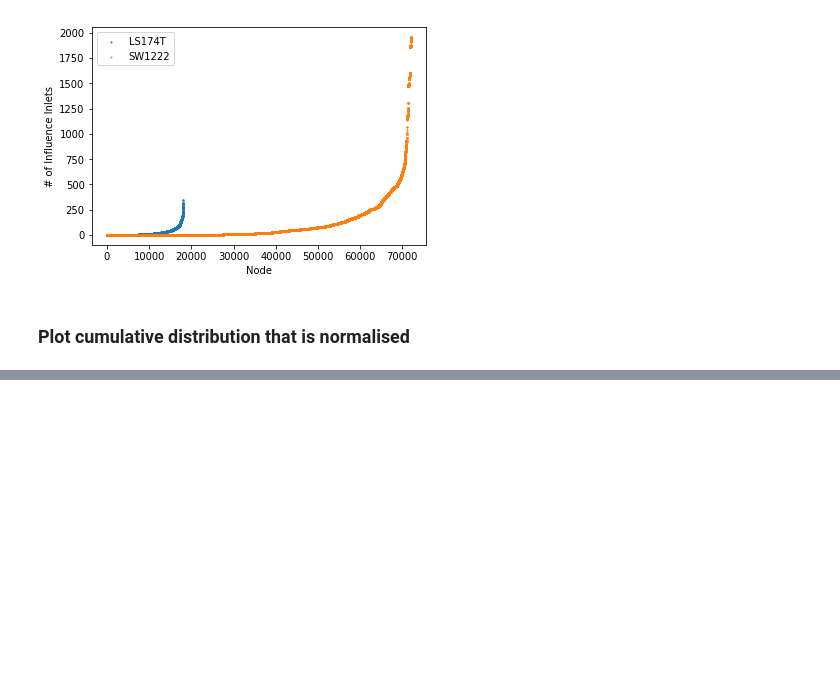
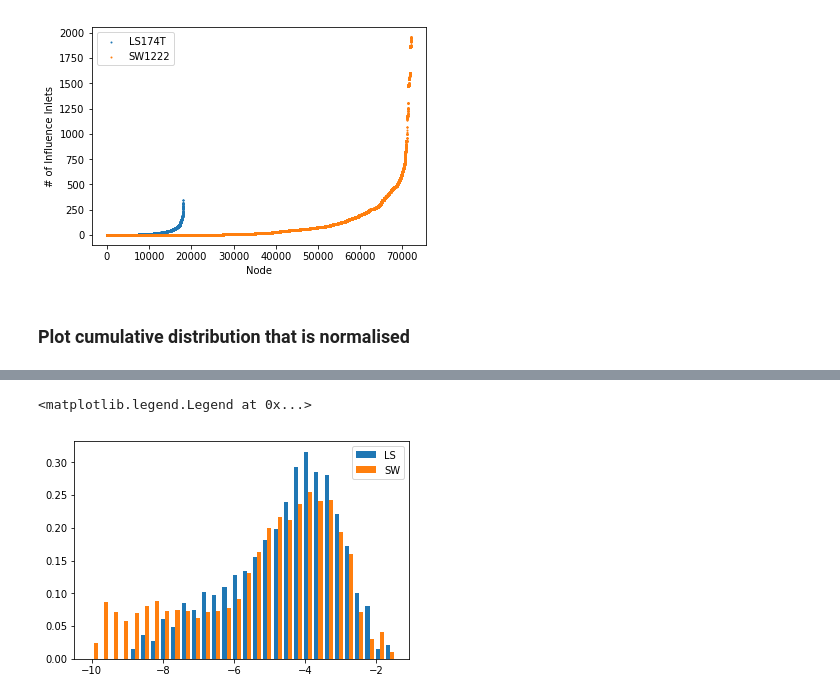
Before and after one commit to magdyksaleh/cs224w_ssm, a Jupyter notebook: notebooks/nodeInletInfluence.ipynb, the cells around one changed output, grey strips where cells are left out. Cells and saved outputs as stored; diff of their text form; code cells hidden in the pictures; blank space fills up the shorter version.

```diff
--- a/notebooks/nodeInletInfluence.ipynb
+++ b/notebooks/nodeInletInfluence.ipynb
@@ -63,0 +90,14 @@ plt.scatter(collections.Counter(sortedCounts_SW).keys(), collections.Counter(sor
+# %%
+def getNodeConnectivityFrac(G, nodeId):
+    total = snap.GetBfsTree(G, nodeId, True, False).GetNodes() +\
+                snap.GetBfsTree(G, nodeId, False, True).GetNodes()
+    return float(total)/G.GetNodes()
+
+def getConnectivityList(G):
+    return [getNodeConnectivityFrac(G, i) for i in tqdm(range(G.GetNodes()))]
+# %%
+LS_connectivity = getConnectivityList(G_LS174t)
+SW_connectivity = getConnectivityList(G_SW1222)
+# %%
+LS_conn_log = [np.log(x) for x in LS_connectivity]
+SW_conn_log = [np.log(x) for x in SW_connectivity]
@@ -63,0 +108,6 @@ plt.scatter(collections.Counter(sortedCounts_SW).keys(), collections.Counter(sor
+# %%
+plt.hist([LS_conn_log, SW_conn_log], bins=30, normed=True, label=['LS','SW'])
+plt.legend()
+# %% [output]
+<matplotlib.legend.Legend at 0x...>
+[figure, added]
```
Also changed, not shown: parts of 7 cells of this notebook.
